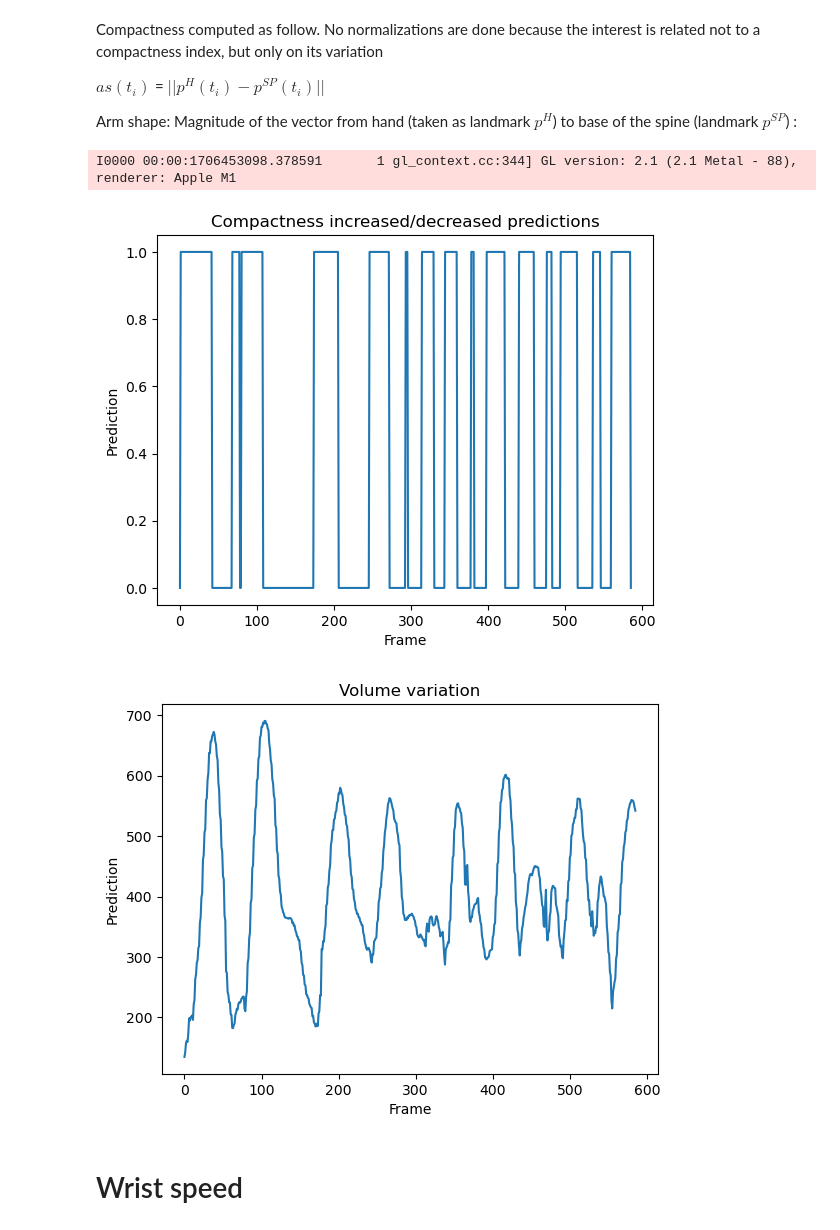
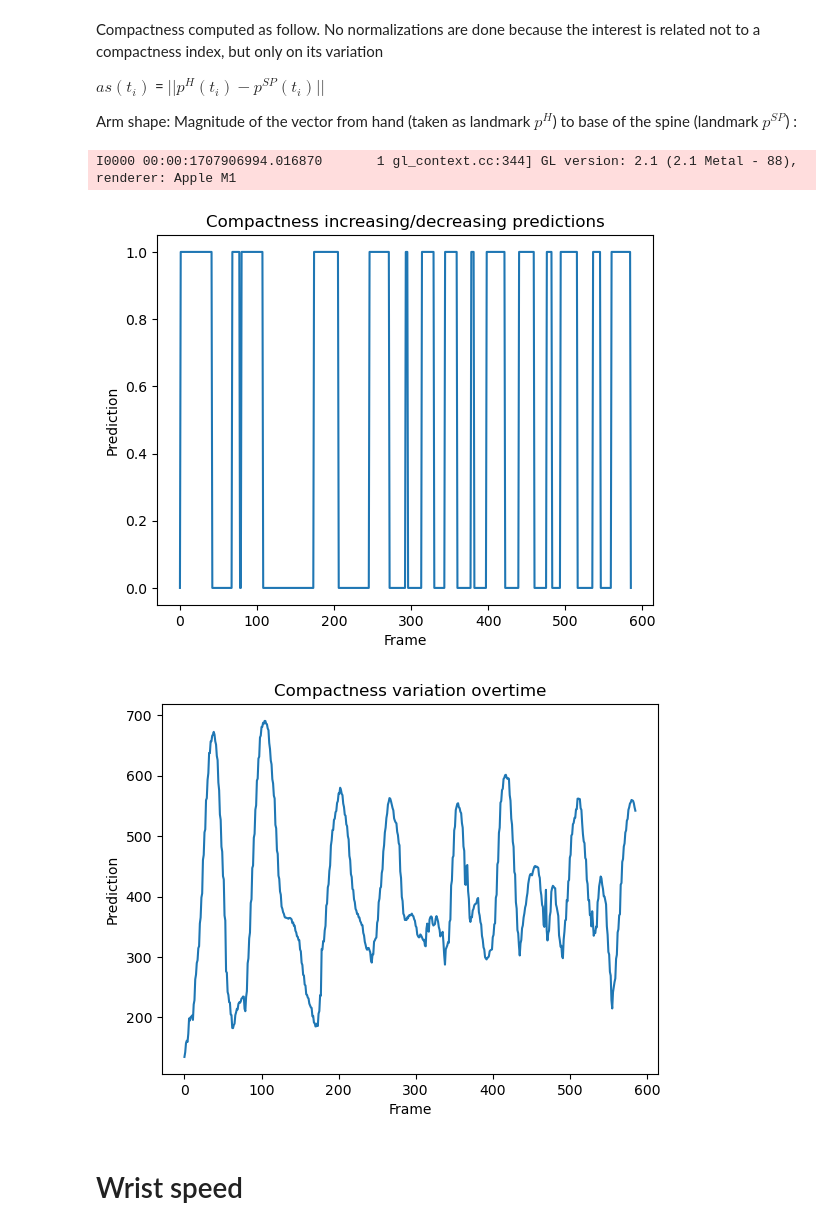
Before and after one commit to RiccardoCalcagno/ADiveIntoMindfulness, a Jupyter notebook: GestureDemo.ipynb, the cells around one changed output. Saved outputs shown, nothing was run; the diff lists cells and outputs as text; code cells hidden in the pictures.

```diff
--- a/GestureDemo.ipynb
+++ b/GestureDemo.ipynb
@@ -52,6 +52,9 @@ with mp_pose.Pose(min_detection_confidence=0.5, min_tracking_confidence=0.5) as
 
         if frame is None: # if stored video is finished, exit
             break
+
+        if use_webcam:
+            frame = cv2.flip(frame, 1)
 
         # Recolor image to RGB
         image = cv2.cvtColor(frame, cv2.COLOR_BGR2RGB)
@@ -190,6 +195,9 @@ with mp_pose.Pose(min_detection_confidence=0.5, min_tracking_confidence=0.5) as
 
         if frame is None: # if stored video is finished, exit
             break
+
+        if use_webcam:
+            frame = cv2.flip(frame, 1)
 
         # Recolor image to RGB
         image = cv2.cvtColor(frame, cv2.COLOR_BGR2RGB)
@@ -274,25 +282,25 @@ with mp_pose.Pose(min_detection_confidence=0.5, min_tracking_confidence=0.5) as
 cap.release()
 cv2.destroyAllWindows()
 # %% [output]
-I0000 00:00:1706453098.378591       1 gl_context.cc:344] GL version: 2.1 (2.1 Metal - 88), renderer: Apple M1
+I0000 00:00:1707906994.016870       1 gl_context.cc:344] GL version: 2.1 (2.1 Metal - 88), renderer: Apple M1
 # %%
 # Plotting Graphs
 plt.figure()
 plt.plot(range(len(previous_predictions)), previous_predictions)
 plt.xlabel("Frame")
 plt.ylabel("Prediction")
-plt.title("Compactness increased/decreased predictions")
+plt.title("Compactness increasing/decreasing predictions")
 plt.show()
 
 plt.figure()
 plt.plot(range(len(previous_volumes)), previous_volumes)
 plt.xlabel("Frame")
 plt.ylabel("Prediction")
-plt.title("Volume variation")
+plt.title("Compactness variation overtime")
 plt.show()
 # %% [output]
-[figure, old version]
+[figure, new version]
-[figure, old version]
+[figure, new version]
 # %% [markdown]
 # Wrist speed
 # %% [markdown]
```
Also changed, not shown: parts of 6 cells of this notebook.
